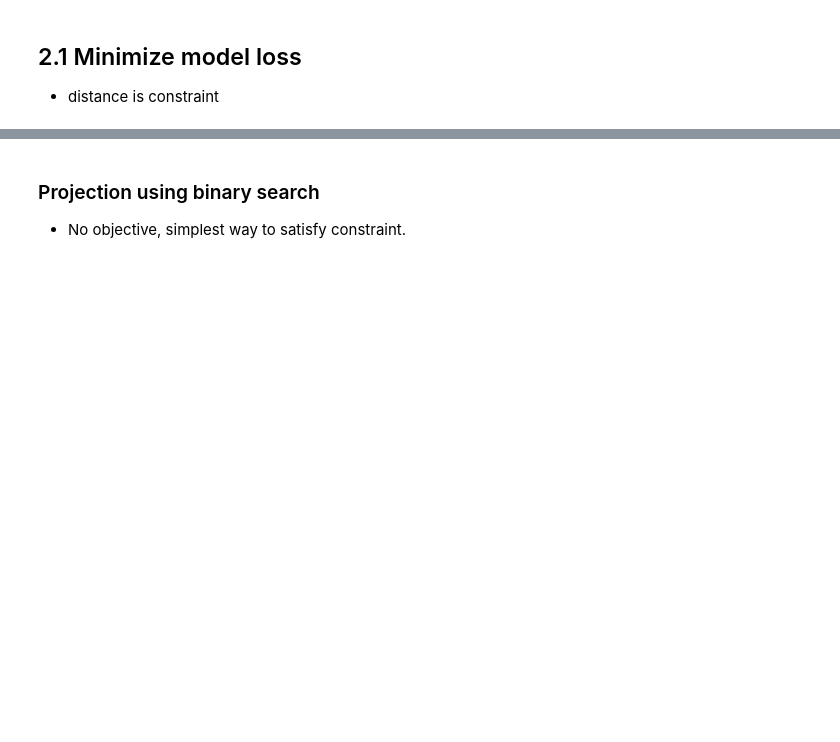
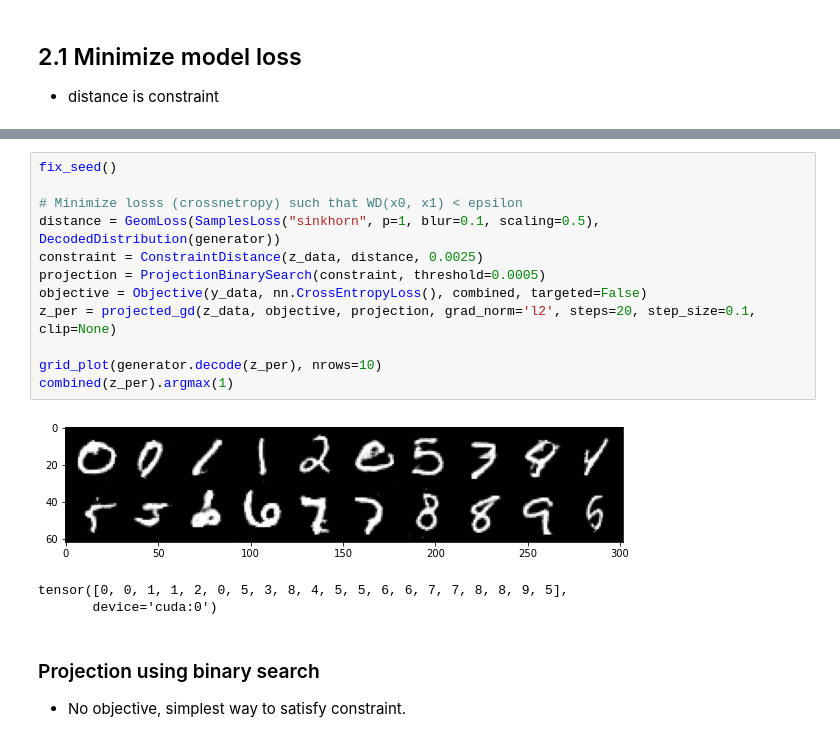
Before and after one commit to VojtechCermak/latent-adv-examples, a Jupyter notebook: notebooks/adv-examples.ipynb, the cells around one changed output, grey strips where cells are left out. Saved outputs shown, nothing was run; the diff lists cells and outputs as text; blank space fills up the shorter version.

```diff
--- a/notebooks/adv-examples.ipynb
+++ b/notebooks/adv-examples.ipynb
@@ -145,2 +137,18 @@ tensor([0, 0, 1, 1, 2, 2, 5, 3, 4, 4, 5, 5, 6, 6, 7, 7, 8, 8, 9, 5],
+# %%
+fix_seed()
+
+# Minimize losss (crossnetropy) such that WD(x0, x1) < epsilon
+distance = GeomLoss(SamplesLoss("sinkhorn", p=1, blur=0.1, scaling=0.5), DecodedDistribution(generator))
+constraint = ConstraintDistance(z_data, distance, 0.0025)
+projection = ProjectionBinarySearch(constraint, threshold=0.0005)
+objective = Objective(y_data, nn.CrossEntropyLoss(), combined, targeted=False)
+z_per = projected_gd(z_data, objective, projection, grad_norm='l2', steps=20, step_size=0.1, clip=None)
+
+grid_plot(generator.decode(z_per), nrows=10)
+combined(z_per).argmax(1)
+# %% [output]
+[figure, added]
+tensor([0, 0, 1, 1, 2, 0, 5, 3, 8, 4, 5, 5, 6, 6, 7, 7, 8, 8, 9, 5],
+       device='cuda:0')
 # %% [markdown]
 ### Projection using binary search
```
Also changed, not shown: parts of 56 cells of this notebook.
